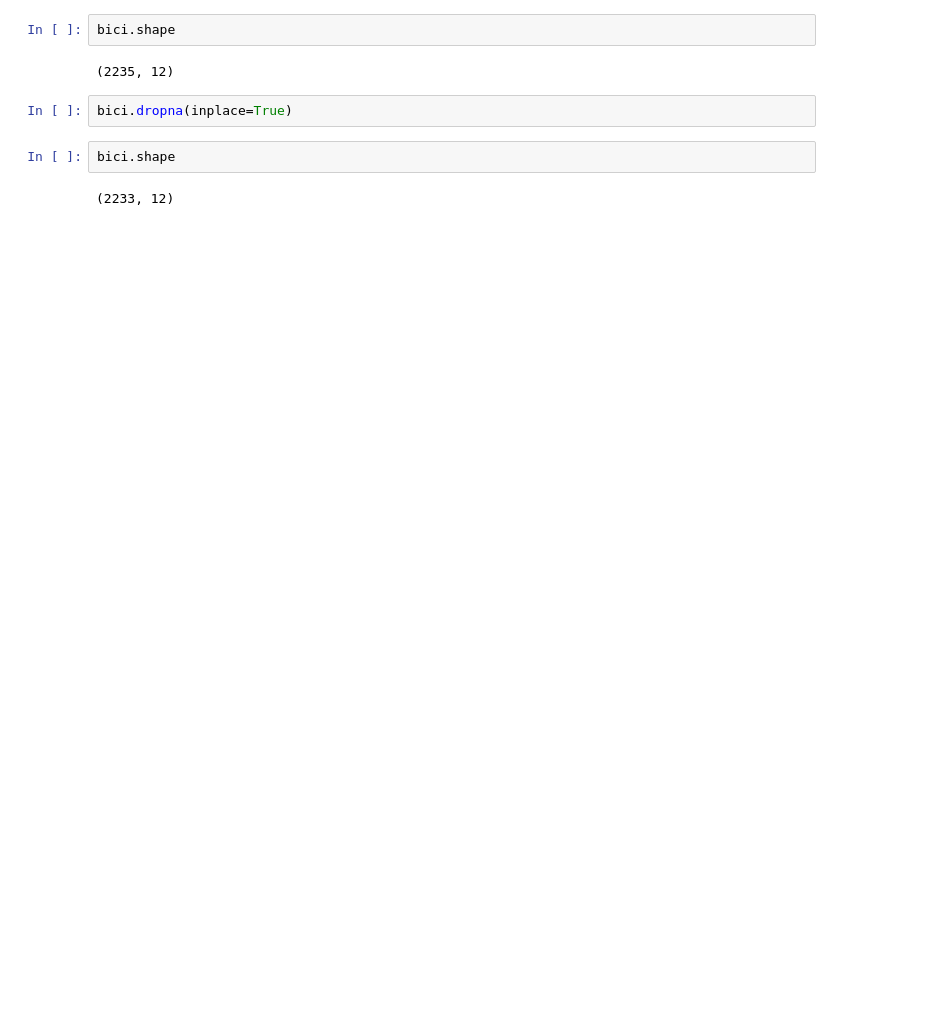
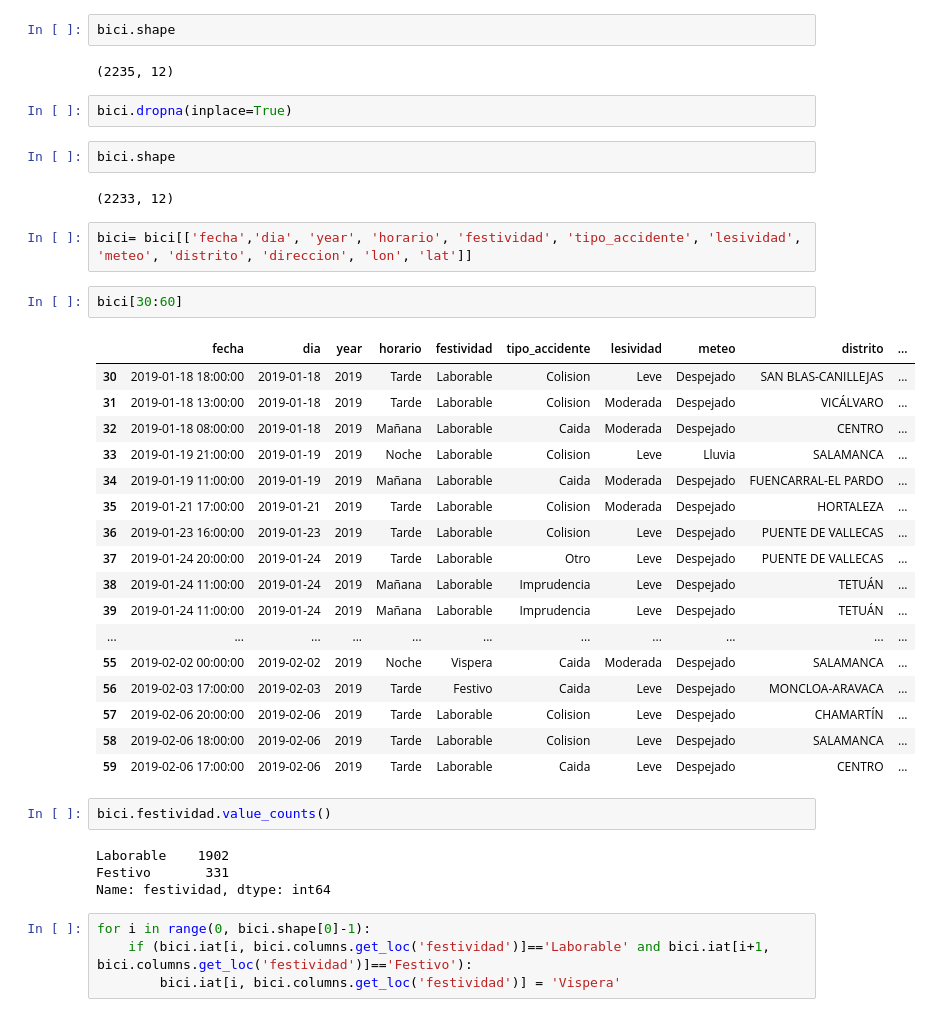
Before and after one commit to Ovion/Plan-B, a Jupyter notebook: input/clean_data/Untitled.ipynb, the cells around one changed output. Saved outputs shown, nothing was run; the diff lists cells and outputs as text; blank space fills up the shorter version.

```diff
--- a/input/clean_data/Untitled.ipynb
+++ b/input/clean_data/Untitled.ipynb
@@ -56,3 +56,35 @@ bici.dropna(inplace=True)
 bici.shape
 # %% [output]
 (2233, 12)
+# %%
+bici= bici[['fecha','dia', 'year', 'horario', 'festividad', 'tipo_accidente', 'lesividad', 'meteo', 'distrito', 'direccion', 'lon', 'lat']]
+# %%
+bici[30:60]
+# %% [output]
+|  | fecha | dia | year | horario | festividad | tipo_accidente | lesividad | meteo | distrito | ... |
+| 30 | 2019-01-18 18:00:00 | 2019-01-18 | 2019 | Tarde | Laborable | Colision | Leve | Despejado | SAN BLAS-CANILLEJAS | ... |
+| 31 | 2019-01-18 13:00:00 | 2019-01-18 | 2019 | Tarde | Laborable | Colision | Moderada | Despejado | VICÁLVARO | ... |
+| 32 | 2019-01-18 08:00:00 | 2019-01-18 | 2019 | Mañana | Laborable | Caida | Moderada | Despejado | CENTRO | ... |
+| 33 | 2019-01-19 21:00:00 | 2019-01-19 | 2019 | Noche | Laborable | Colision | Leve | Lluvia | SALAMANCA | ... |
+| 34 | 2019-01-19 11:00:00 | 2019-01-19 | 2019 | Mañana | Laborable | Caida | Moderada | Despejado | FUENCARRAL-EL PARDO | ... |
+| 35 | 2019-01-21 17:00:00 | 2019-01-21 | 2019 | Tarde | Laborable | Colision | Moderada | Despejado | HORTALEZA | ... |
+| 36 | 2019-01-23 16:00:00 | 2019-01-23 | 2019 | Tarde | Laborable | Colision | Leve | Despejado | PUENTE DE VALLECAS | ... |
+| 37 | 2019-01-24 20:00:00 | 2019-01-24 | 2019 | Tarde | Laborable | Otro | Leve | Despejado | PUENTE DE VALLECAS | ... |
+| 38 | 2019-01-24 11:00:00 | 2019-01-24 | 2019 | Mañana | Laborable | Imprudencia | Leve | Despejado | TETUÁN | ... |
+| 39 | 2019-01-24 11:00:00 | 2019-01-24 | 2019 | Mañana | Laborable | Imprudencia | Leve | Despejado | TETUÁN | ... |
+| ... | ... | ... | ... | ... | ... | ... | ... | ... | ... | ... |
+| 55 | 2019-02-02 00:00:00 | 2019-02-02 | 2019 | Noche | Vispera | Caida | Moderada | Despejado | SALAMANCA | ... |
+| 56 | 2019-02-03 17:00:00 | 2019-02-03 | 2019 | Tarde | Festivo | Caida | Leve | Despejado | MONCLOA-ARAVACA | ... |
+| 57 | 2019-02-06 20:00:00 | 2019-02-06 | 2019 | Tarde | Laborable | Colision | Leve | Despejado | CHAMARTÍN | ... |
+| 58 | 2019-02-06 18:00:00 | 2019-02-06 | 2019 | Tarde | Laborable | Colision | Leve | Despejado | SALAMANCA | ... |
+| 59 | 2019-02-06 17:00:00 | 2019-02-06 | 2019 | Tarde | Laborable | Caida | Leve | Despejado | CENTRO | ... |
+# %%
+bici.festividad.value_counts()
+# %% [output]
+Laborable    1902
+Festivo       331
+Name: festividad, dtype: int64
+# %%
+for i in range(0, bici.shape[0]-1):
+    if (bici.iat[i, bici.columns.get_loc('festividad')]=='Laborable' and bici.iat[i+1, bici.columns.get_loc('festividad')]=='Festivo'):
+        bici.iat[i, bici.columns.get_loc('festividad')] = 'Vispera'
```
Also changed, not shown: parts of 4 cells of this notebook, 2 other files.
